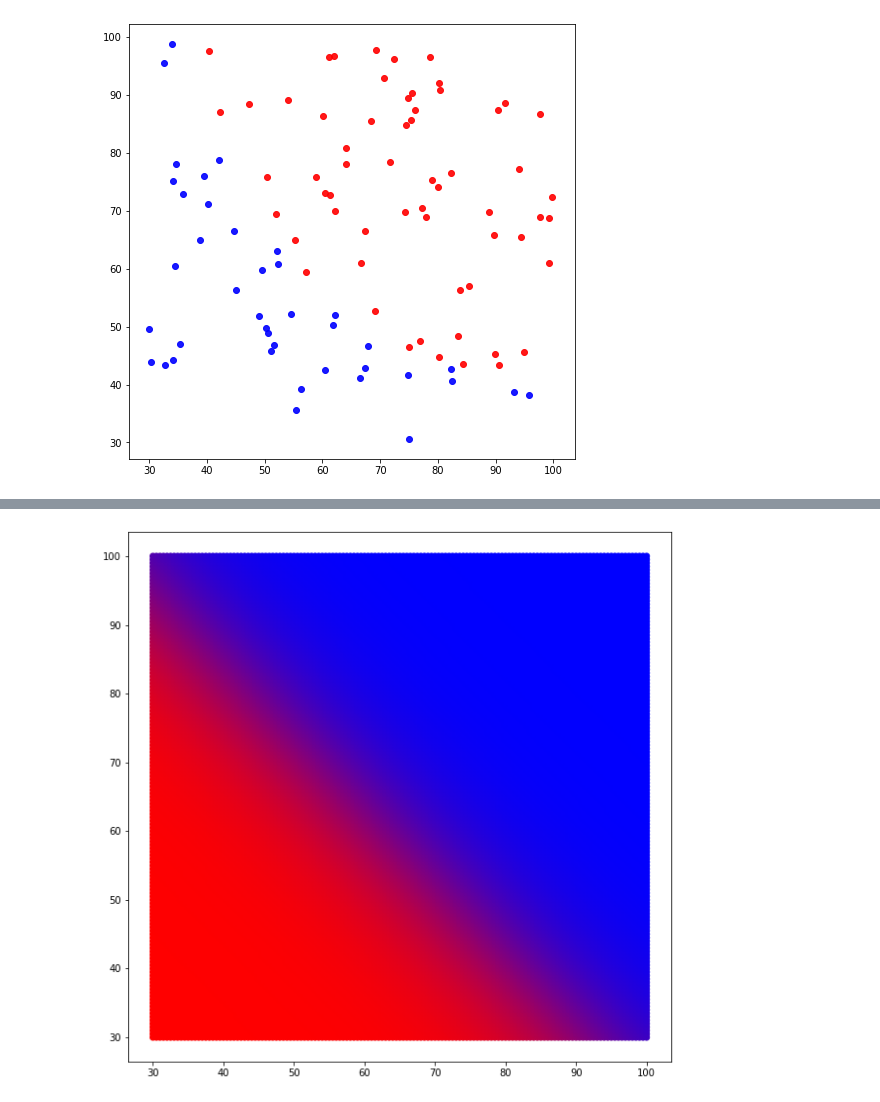
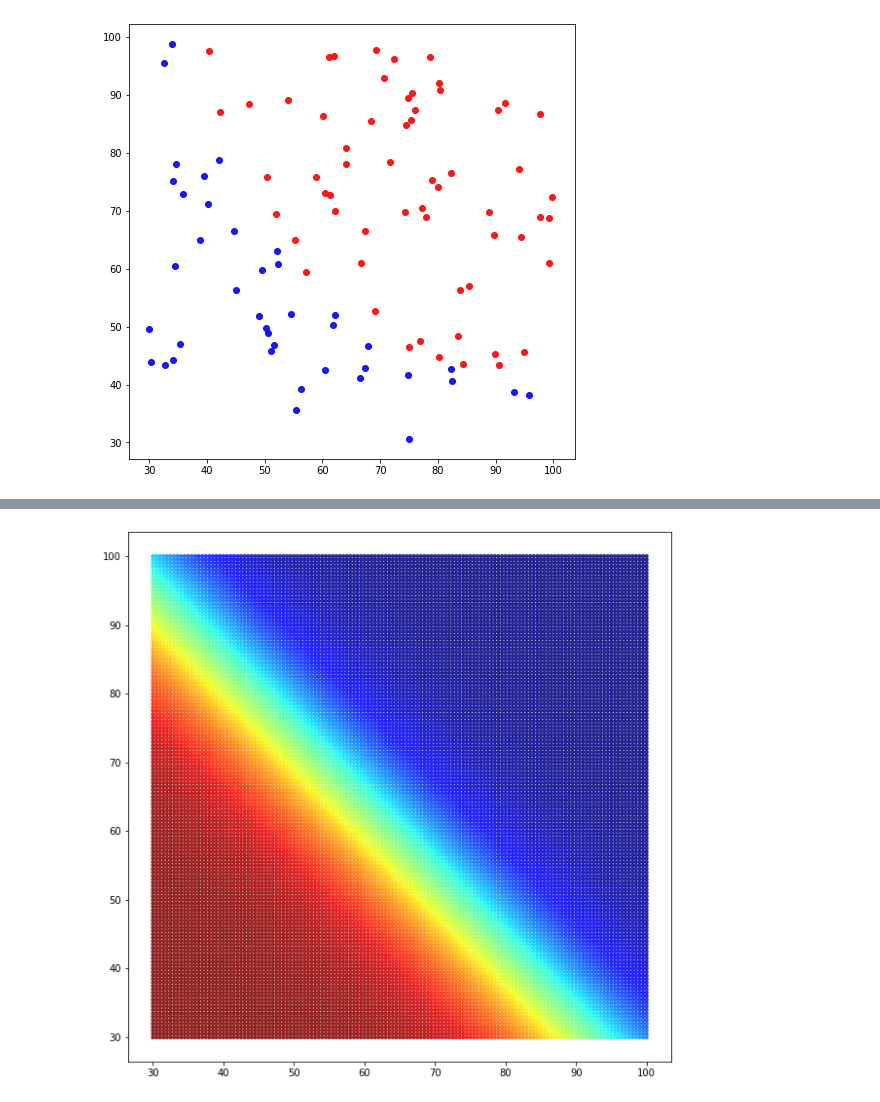
Before and after one commit to jesnk/20_1_ml_class, a Jupyter notebook: assignment/05/05.ipynb, the cells around one changed output, grey strips where cells are left out. Cells and saved outputs as stored; diff of their text form; code cells hidden in the pictures.

Commit message:
Revise plotting colormap code, Result updated

```diff
--- a/assignment/05/05.ipynb
+++ b/assignment/05/05.ipynb
@@ -68,7 +68,7 @@ y_label0 = torch.FloatTensor(y_label0).to('cuda')
 y_label1 = torch.FloatTensor(y_label1).to('cuda')
 # %%
 # Initialize thetas
-th0 = torch.FloatTensor([-1.0]).to('cuda')
+th0 = torch.FloatTensor([5.0]).to('cuda')
 th1 = torch.FloatTensor([10.0]).to('cuda')
 th2 = torch.FloatTensor([10.0]).to('cuda')
 
@@ -131,7 +131,7 @@ while (True) :
 
     # For monitor
 
-    if epoch %1000 == 0 :
+    if epoch %100000 == 0 :
         acc = 0
         for i in range(0,len(activ)) :
             if activ[i] >= 0.5 :
@@ -200,6 +197,4 @@ Converged Training loss : 0.22128
 # %%
-import collections
-
 th0 = th0_log[-1]
 th1 = th1_log[-1]
 th2 = th2_log[-1]
@@ -207,23 +202,21 @@ th2 = th2_log[-1]
 # Get -30:30:0.1 tensor
 xs = torch.linspace(start=30,end=100,steps=141,device='cuda')
 ys = torch.linspace(start=30,end=100,steps=141,device='cuda')
+
 datas = []
-
+# FOr colormap test
 for x in xs.cpu().numpy() :
     for y in ys.cpu().numpy():
         z = th0 + th1*x + th2*y
         activ = 1 / (1 + torch.exp(z))
-        if activ >= 0.5 :
-            datas.append([x,y,(activ.item(),0,1-activ.item()) ])
-        else :
-            datas.append([x,y,(activ.item(),0,1-activ.item()) ])
+        datas.append([x,y,(activ.item())])
 # %%
 datas = np.array(datas)
 xs = datas[:,0]
 ys = datas[:,1]
 colors = datas[:,2]
 fig, ax = plt.subplots(figsize=(10,10))
-ax.scatter(xs,ys,color=colors)
+ax.scatter(xs,ys,s=10, c =colors, cmap = plt.cm.jet, alpha = 0.8)
 plt.show()
 # %% [output]
-[figure, old version]
+[figure, new version]
```
Also changed, not shown: parts of 4 cells of this notebook.
